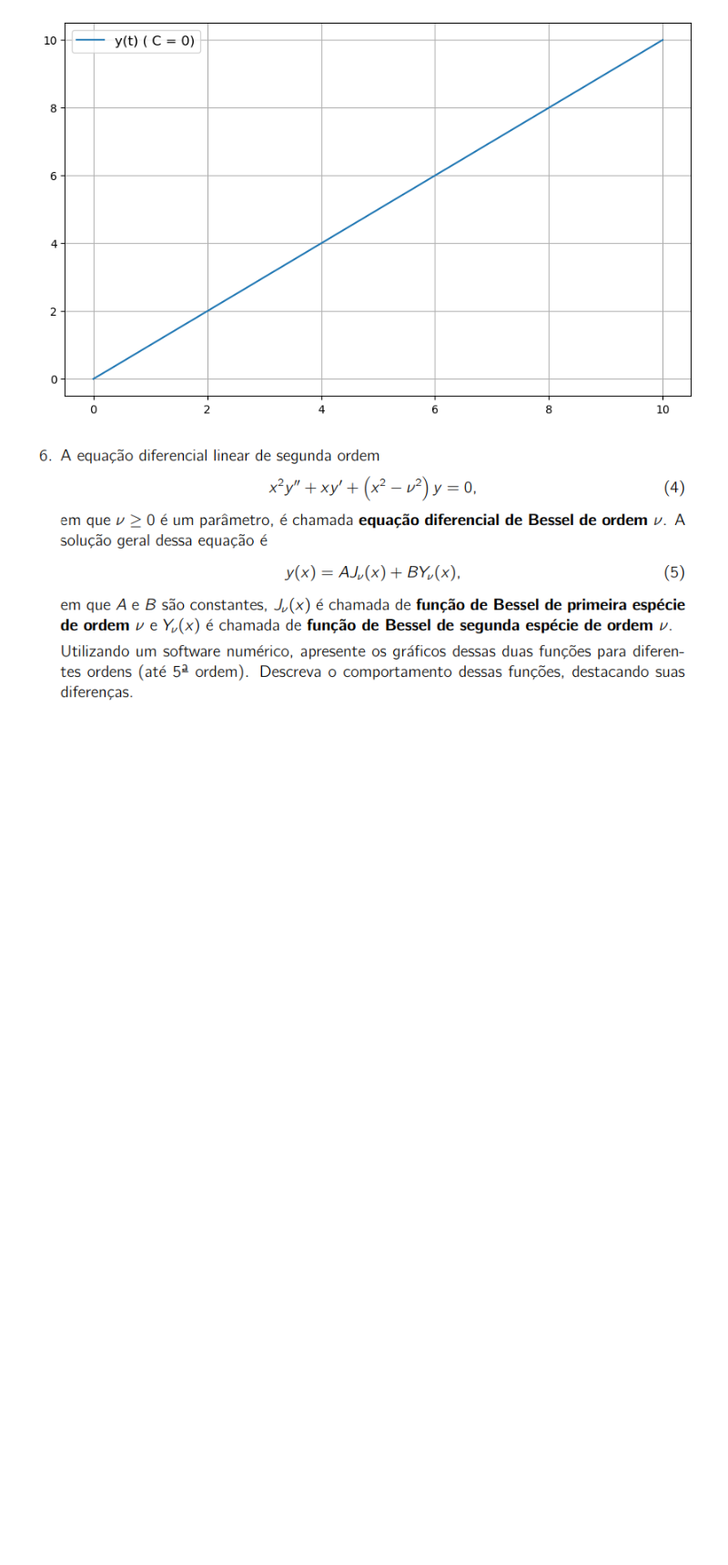
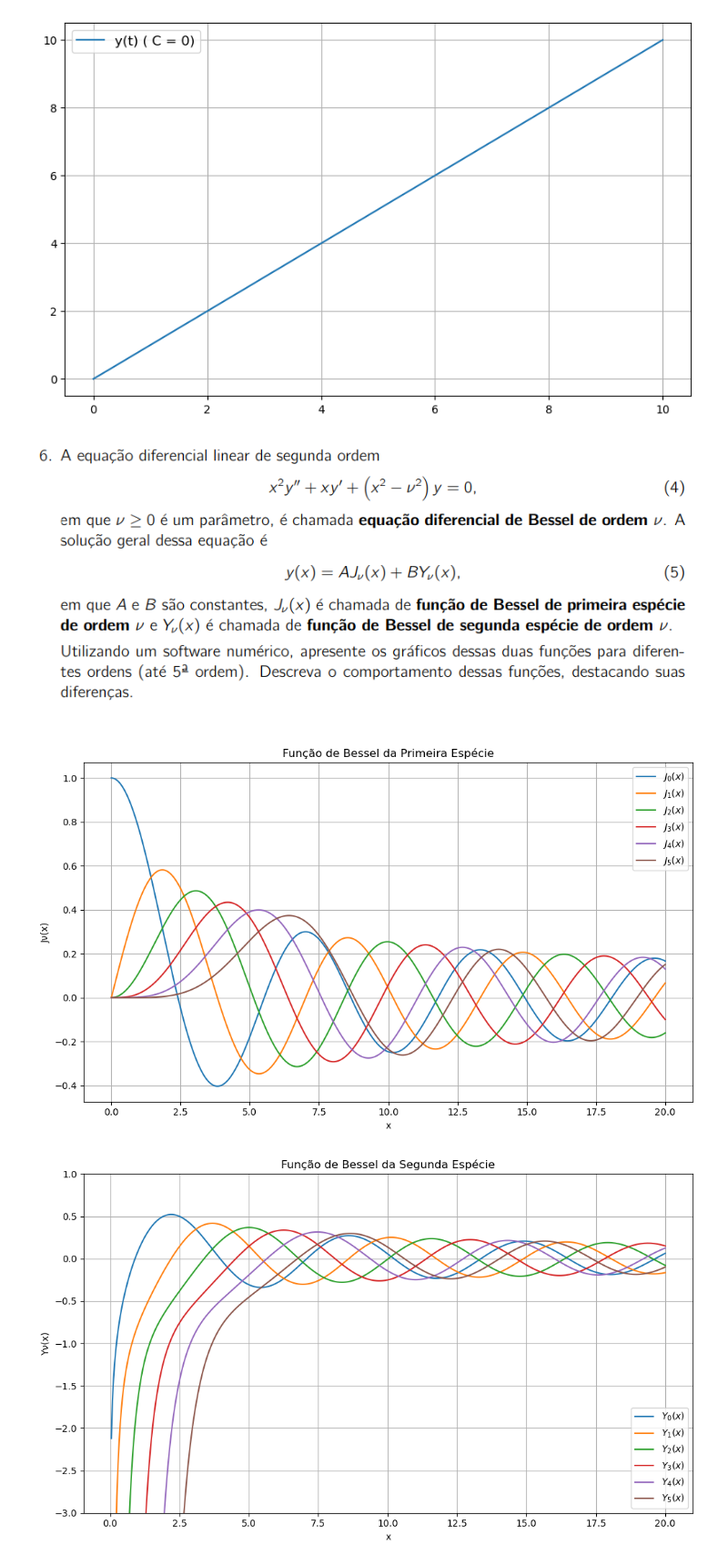
Before and after one commit to FhelipeAllves/Equacoes-Diferenciais-com-Python, a Jupyter notebook: Lista_EstruturasGuiantes/RevisaoEDO.ipynb, the cells around one changed output. Shown: that part at 91% size. Saved outputs shown, nothing was run; the diff lists cells and outputs as text; code cells hidden in the pictures; blank space fills up the shorter version.

```diff
--- a/Lista_EstruturasGuiantes/RevisaoEDO.ipynb
+++ b/Lista_EstruturasGuiantes/RevisaoEDO.ipynb
@@ -382,3 +383,42 @@ $\displaystyle y{\left(t \right)} = t$
 [figure]
 # %% [markdown]
 ![image.png](attachment:image.png)
+# %%
+x = linspace(0, 20, 500)
+
+# Ordens exigidas
+orders = [0, 1, 2, 3, 4, 5]
+
+plt.figure(figsize=(10, 6))
+# Jν(x)
+for nu in orders:
+    plt.plot(x, jv(nu, x), label=f"$J_{nu}(x)$")
+
+plt.title("Função de Bessel da Primeira Espécie")
+plt.xlabel("x")
+plt.ylabel("Jν(x)")
+plt.grid(True)
+plt.legend()
+plt.tight_layout()
+plt.savefig('Bessel_Jv')
+plt.show()
+
+
+plt.figure(figsize=(10, 6))
+# Plotando Yν(x)
+for nu in orders:
+    plt.plot(x, yv(nu, x), label=f"$Y_{nu}(x)$")
+
+plt.title("Função de Bessel da Segunda Espécie")
+plt.xlabel("x")
+plt.ylabel("Yν(x)")
+plt.ylim(-3, 1)
+plt.grid(True)
+plt.legend()
+plt.tight_layout()
+plt.savefig('Bessel_Yv')
+plt.show()
+#
+# %% [output]
+[figure, added]
+[figure, added]
```
Also changed, not shown: parts of 1 cell of this notebook.
